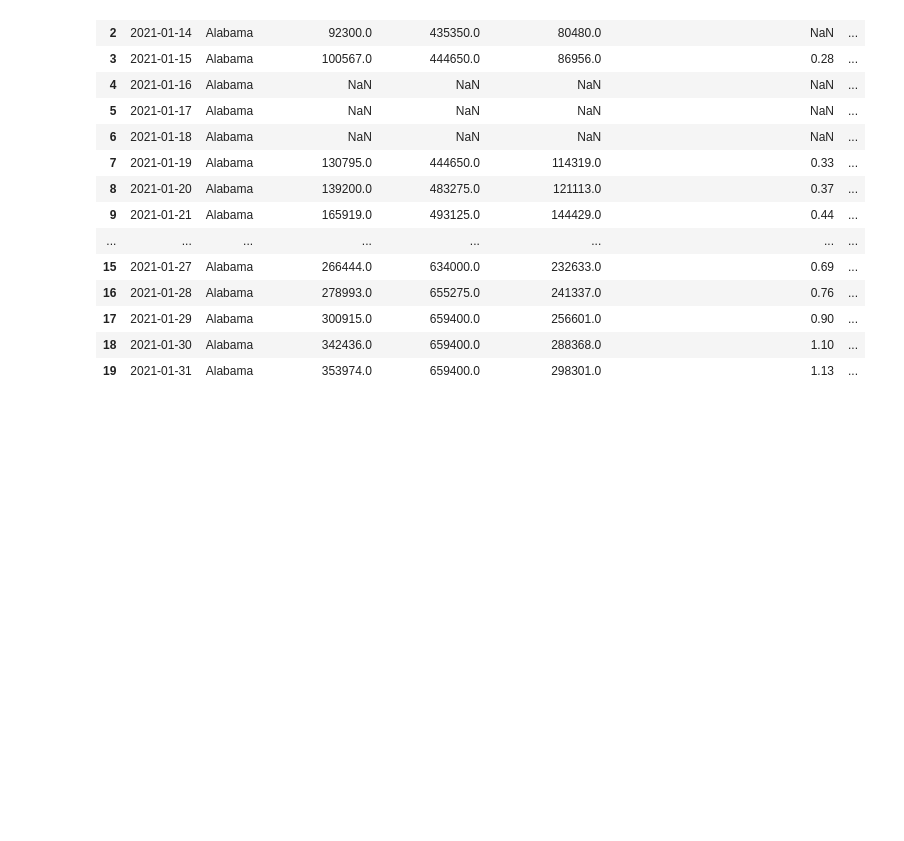
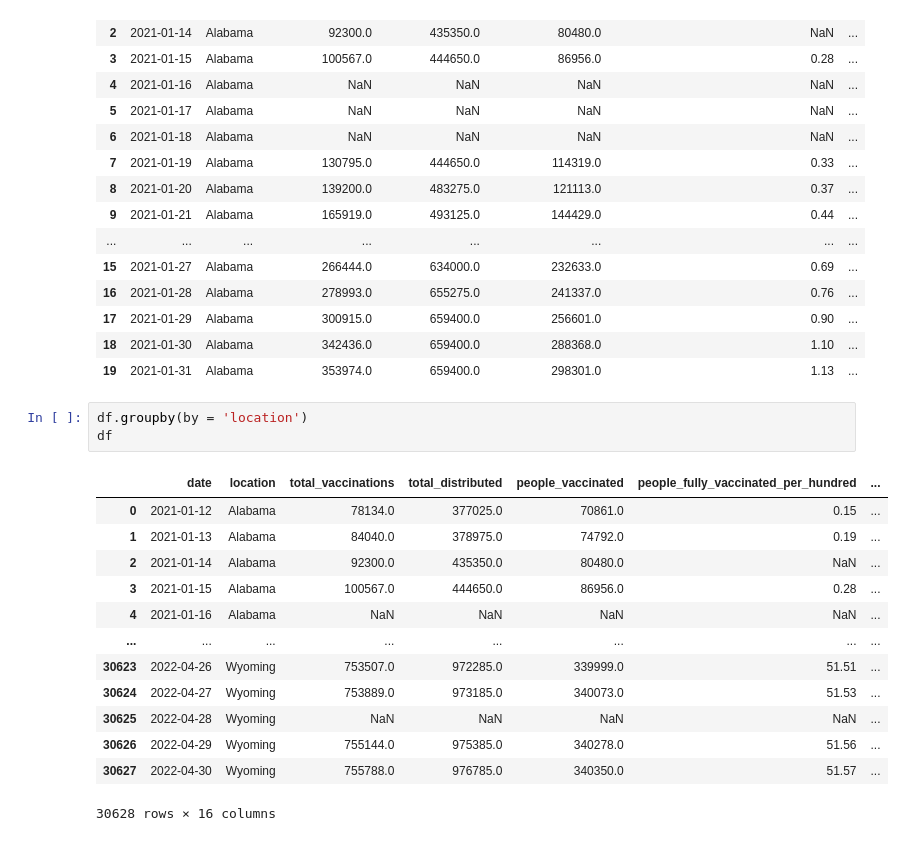
Before and after one commit to uthours/Data-Processing-Visualization, a Jupyter notebook: initialviz.ipynb, the cells around one changed output. Drawn from its saved outputs; the diff is of its cells as text; blank space fills up the shorter version.

```diff
--- a/initialviz.ipynb
+++ b/initialviz.ipynb
@@ -38,3 +38,20 @@ df.head(20)
 | 17 | 2021-01-29 | Alabama | 300915.0 | 659400.0 | 256601.0 | 0.90 | ... |
 | 18 | 2021-01-30 | Alabama | 342436.0 | 659400.0 | 288368.0 | 1.10 | ... |
 | 19 | 2021-01-31 | Alabama | 353974.0 | 659400.0 | 298301.0 | 1.13 | ... |
+# %%
+df.groupby(by = 'location')
+df
+# %% [output]
+|  | date | location | total_vaccinations | total_distributed | people_vaccinated | people_fully_vaccinated_per_hundred | ... |
+| 0 | 2021-01-12 | Alabama | 78134.0 | 377025.0 | 70861.0 | 0.15 | ... |
+| 1 | 2021-01-13 | Alabama | 84040.0 | 378975.0 | 74792.0 | 0.19 | ... |
+| 2 | 2021-01-14 | Alabama | 92300.0 | 435350.0 | 80480.0 | NaN | ... |
+| 3 | 2021-01-15 | Alabama | 100567.0 | 444650.0 | 86956.0 | 0.28 | ... |
+| 4 | 2021-01-16 | Alabama | NaN | NaN | NaN | NaN | ... |
+| ... | ... | ... | ... | ... | ... | ... | ... |
+| 30623 | 2022-04-26 | Wyoming | 753507.0 | 972285.0 | 339999.0 | 51.51 | ... |
+| 30624 | 2022-04-27 | Wyoming | 753889.0 | 973185.0 | 340073.0 | 51.53 | ... |
+| 30625 | 2022-04-28 | Wyoming | NaN | NaN | NaN | NaN | ... |
+| 30626 | 2022-04-29 | Wyoming | 755144.0 | 975385.0 | 340278.0 | 51.56 | ... |
+| 30627 | 2022-04-30 | Wyoming | 755788.0 | 976785.0 | 340350.0 | 51.57 | ... |
+30628 rows × 16 columns
```
